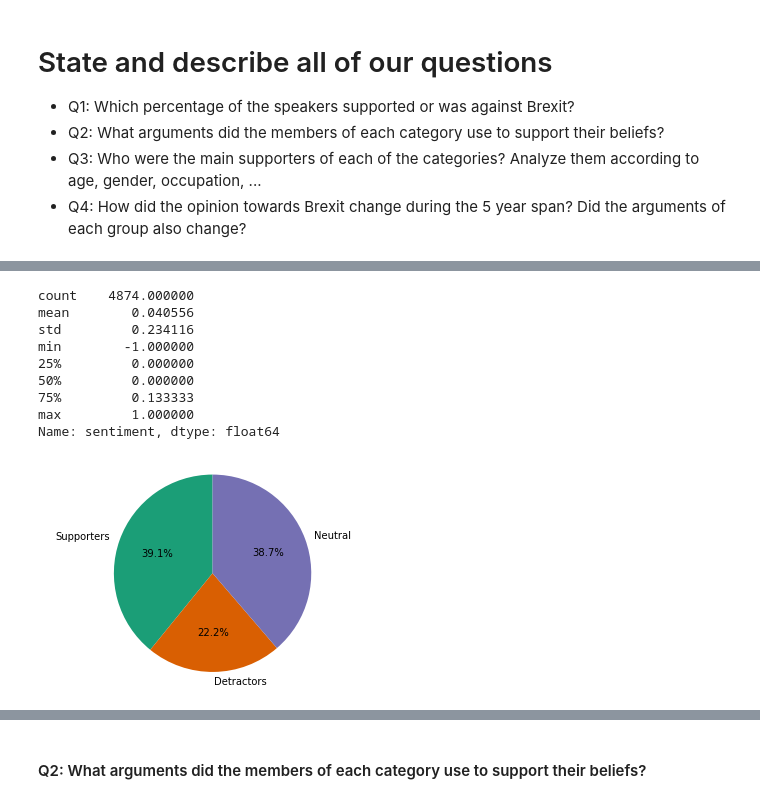
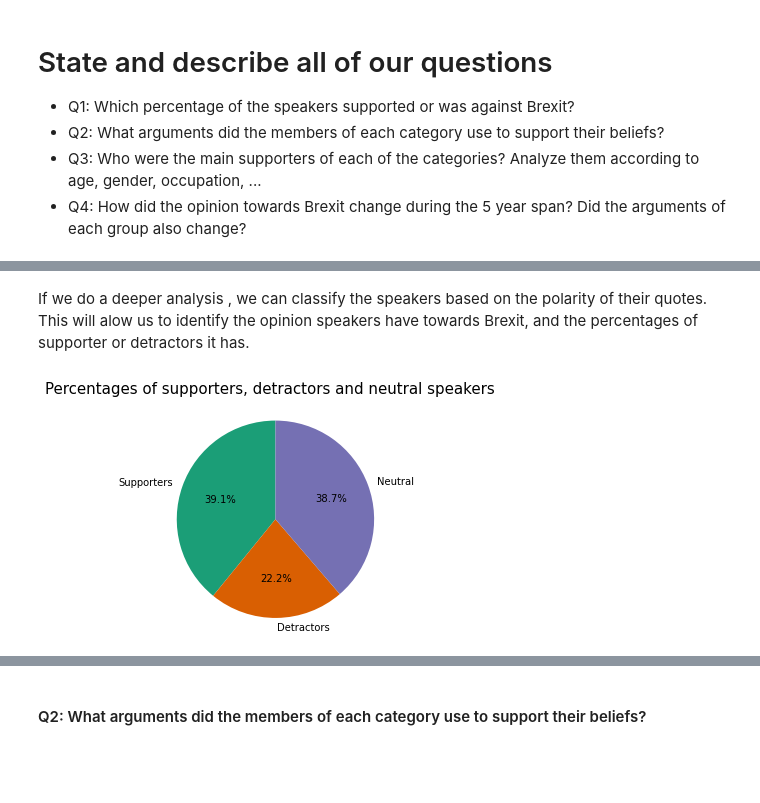
Before and after one commit to epfl-ada/ada-2021-project-kava, a Jupyter notebook: milestone2_template.ipynb, the cells around one changed output, grey strips where cells are left out. Drawn from its saved outputs; the diff is of its cells as text; code cells hidden in the pictures; blank space fills up the shorter version.

```diff
--- a/milestone2_template.ipynb
+++ b/milestone2_template.ipynb
@@ -899,0 +880,10 @@ df_quotes=df_quotes.reset_index(drop=True)
+# %%
+#Get polarity of quotes
+df_quotes_with_sentiment = df_quotes
+df_quotes_with_sentiment = get_sentiment(df_quotes_with_sentiment)
+#Plot
+fig, axs = plt.subplots(1, 2,figsize=(15,4))
+df_quotes_with_sentiment['polarity'].plot.hist(color='salmon', title='Quotes Polarity', ax=axs[0])
+df_quotes_with_sentiment['subjectivity'].plot.hist(color='salmon', title='Quotes Subjectivity', ax=axs[1])
+axs[0].set_xlabel('Polarity score')
+axs[1].set_xlabel('Subjectivity score')
@@ -948,36 +919,24 @@ Name: quotation, Length: 4874, dtype: object
-# %%
-df_quotes['sentiment'].describe()
-# %% [output]
-count    4874.000000
-mean        0.040556
-std         0.234116
-min        -1.000000
-25%         0.000000
-50%         0.000000
-75%         0.133333
-max         1.000000
-Name: sentiment, dtype: float64
+# %% [markdown]
+If we do a deeper analysis , we can classify the speakers based on the polarity of their quotes. This will alow us to identify the opinion speakers have towards Brexit, and the percentages of supporter or detractors it has.
 # %%
-supporters = df_quotes.loc[df_quotes['sentiment'] > 0]
-supporters_percentage = len(supporters.index)/len(df_quotes.index)
-detractors = df_quotes.loc[df_quotes['sentiment'] < 0]
-detractors_percentage = len(detractors.index)/len(df_quotes.index)
-neutral = df_quotes.loc[df_quotes['sentiment'] == 0]
-neutral_percentage = len(neutral.index)/len(df_quotes.index)
-# print("Percentage of supporters: {0:.2%}".format(supporters_percentage))
-# print("Percentage of detractors: {0:.2%}".format(detractors_percentage))
-# print("Percentage of neutral: {0:.2%}".format(neutral_percentage))
+# Classify supporters, detractors and neutral quotes based on the polarity obtained
+supporters = df_quotes_with_sentiment.loc[df_quotes_with_sentiment['polarity'] > 0]
+supporters_percentage = len(supporters.index)/len(df_quotes_with_sentiment.index)
+detractors = df_quotes_with_sentiment.loc[df_quotes_with_sentiment['polarity'] < 0]
+detractors_percentage = len(detractors.index)/len(df_quotes_with_sentiment.index)
+neutral = df_quotes_with_sentiment.loc[df_quotes_with_sentiment['polarity'] == 0]
+neutral_percentage = len(neutral.index)/len(df_quotes_with_sentiment.index)
+
 # Pie chart, where the slices will be ordered and plotted counter-clockwise:
 labels = 'Supporters', 'Detractors', 'Neutral'
 colors = ['#1b9e77', '#d95f02', '#7570b3']
 sizes = [supporters_percentage, detractors_percentage, neutral_percentage]
 # explode = (0, 0.1, 0, 0)  # only "explode" the 2nd slice (i.e. 'Hogs')
-
 fig1, ax1 = plt.subplots()
 ax1.pie(sizes, labels=labels, colors=colors, autopct='%1.1f%%',
         shadow=False, startangle=90)
 ax1.axis('equal')  # Equal aspect ratio ensures that pie is drawn as a circle.
-
+plt.suptitle('Percentages of supporters, detractors and neutral speakers',fontsize=15)
 plt.show()
 # %% [output]
-[figure, old version]
+[figure, new version]
```
Also changed, not shown: parts of 39 cells of this notebook, 1 other file.
